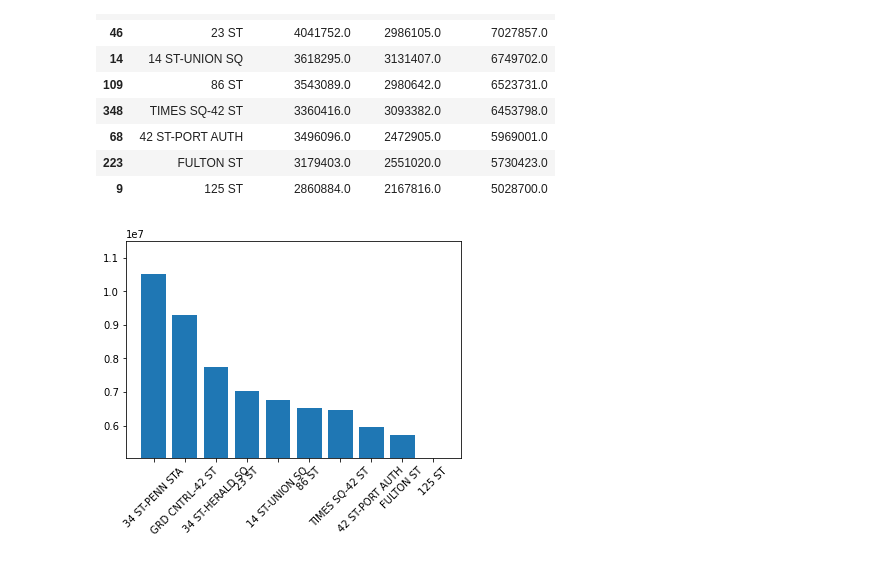
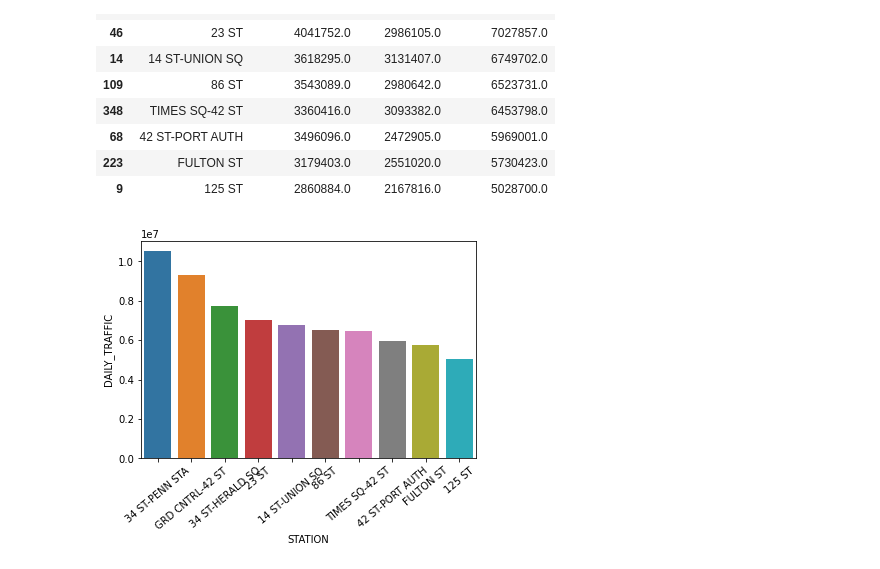
Before and after one commit to weizhao-BME/metis-project1, a Jupyter notebook: fresh_start_wei.ipynb, the cells around one changed output. Cells and saved outputs as stored; diff of their text form; code cells hidden in the pictures.

Commit message:
generate bargraphs and heatmap

```diff
--- a/fresh_start_wei.ipynb
+++ b/fresh_start_wei.ipynb
@@ -104,12 +104,16 @@ t.head(10)
 | 223 | FULTON ST | 3179403.0 | 2551020.0 | 5730423.0 |
 | 9 | 125 ST | 2860884.0 | 2167816.0 | 5028700.0 |
 # %%
-x = np.ndarray(range(0, 10))
-len(x)
-plt.bar(t["STATION"][:10], t["DAILY_TRAFFIC"][:10])
-bottom = 5028700
-top = 11.5e6
-plt.ylim((bottom, top))
-plt.xticks(rotation=45);
+
+
+# plt.bar(t["STATION"][:10], t["DAILY_TRAFFIC"][:10])
+# bottom = min(t["DAILY_TRAFFIC"])
+# top = max(t["DAILY_TRAFFIC"])+1000000
+# plt.ylim((bottom, top))
+# plt.xticks(rotation=45);
+data = t[["STATION", "DAILY_TRAFFIC"]][:10]
+h = sns.barplot(x = 'STATION',y='DAILY_TRAFFIC',data=data)
+
+h.set_xticklabels(h.get_xticklabels(), rotation=40);
 # %% [output]
-[figure, old version]
+[figure, new version]
```
Also changed, not shown: parts of 15 cells of this notebook.
